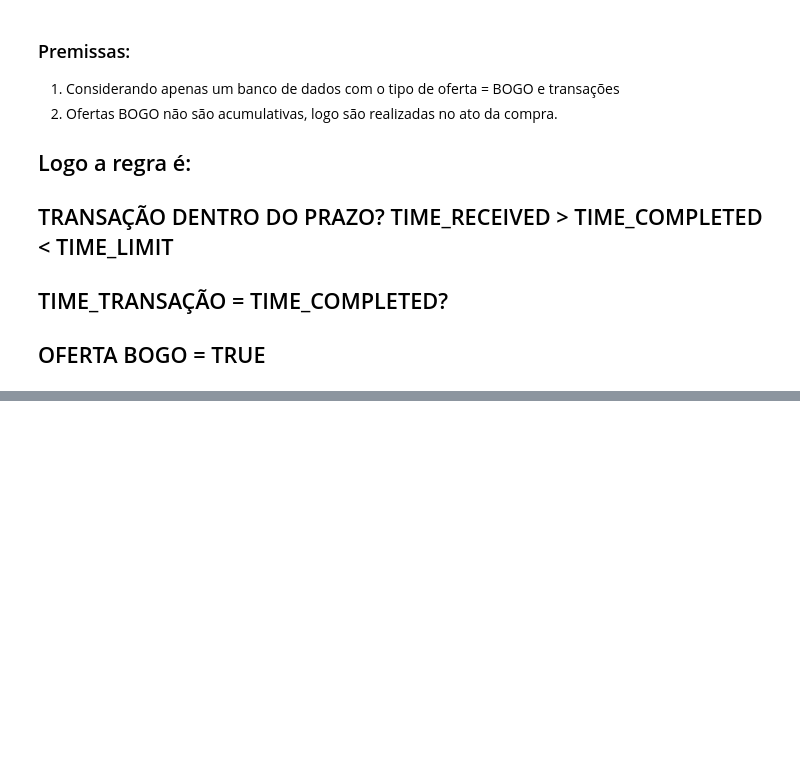
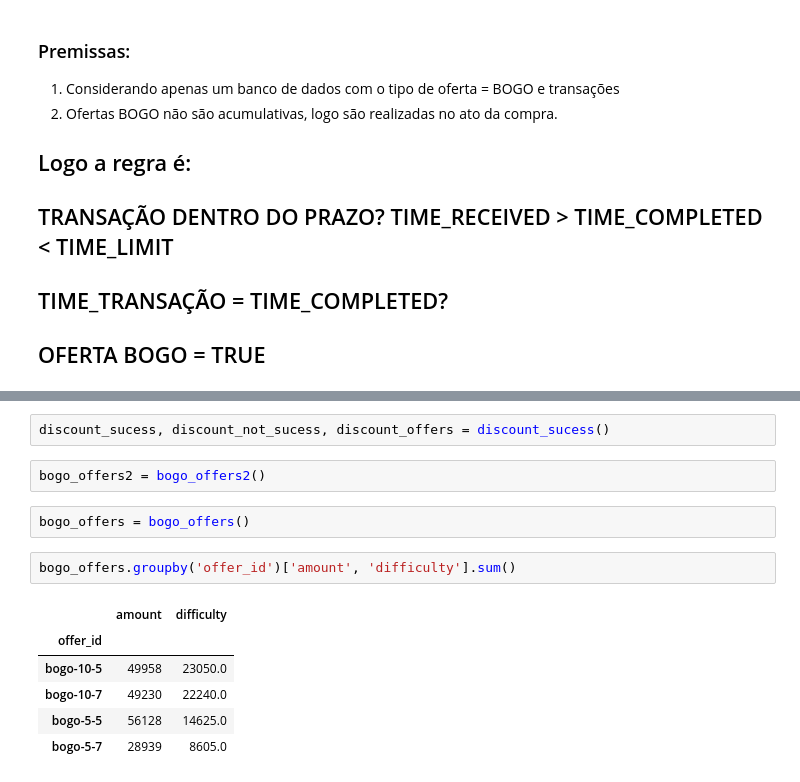
Before and after one commit to matsuch/Capstone-Project-Starbucks, a Jupyter notebook: Starbucks_Capstone_notebook.ipynb, the cells around one changed output, grey strips where cells are left out. Saved outputs shown, nothing was run; the diff lists cells and outputs as text; blank space fills up the shorter version.

```diff
--- a/Starbucks_Capstone_notebook.ipynb
+++ b/Starbucks_Capstone_notebook.ipynb
@@ -722,0 +792,15 @@ for index in teste.index:
+# %%
+discount_sucess, discount_not_sucess, discount_offers = discount_sucess()
+# %%
+bogo_offers2 = bogo_offers2()
+# %%
+bogo_offers = bogo_offers()
+# %%
+bogo_offers.groupby('offer_id')['amount', 'difficulty'].sum()
+# %% [output]
+|  | amount | difficulty |
+| offer_id |  |  |
+| bogo-10-5 | 49958 | 23050.0 |
+| bogo-10-7 | 49230 | 22240.0 |
+| bogo-5-5 | 56128 | 14625.0 |
+| bogo-5-7 | 28939 | 8605.0 |
```
Also changed, not shown: parts of 25 cells of this notebook.
